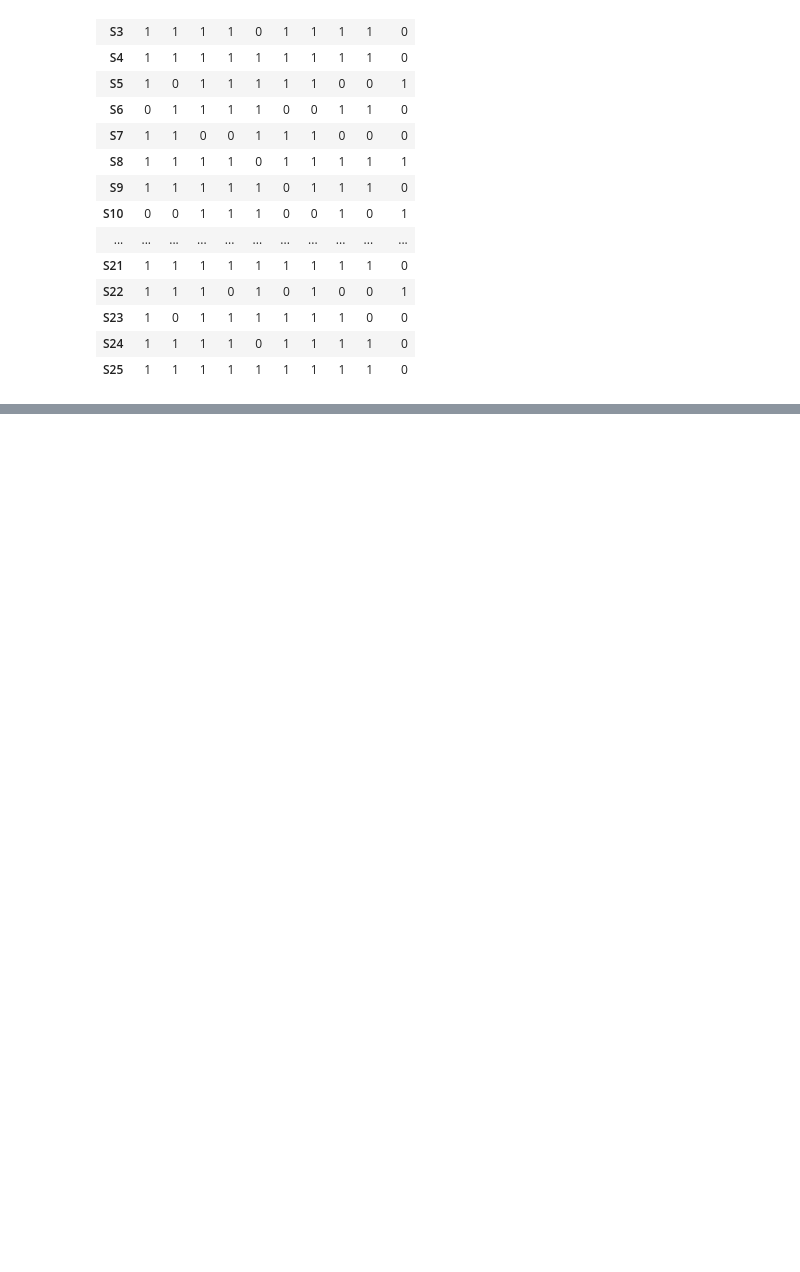
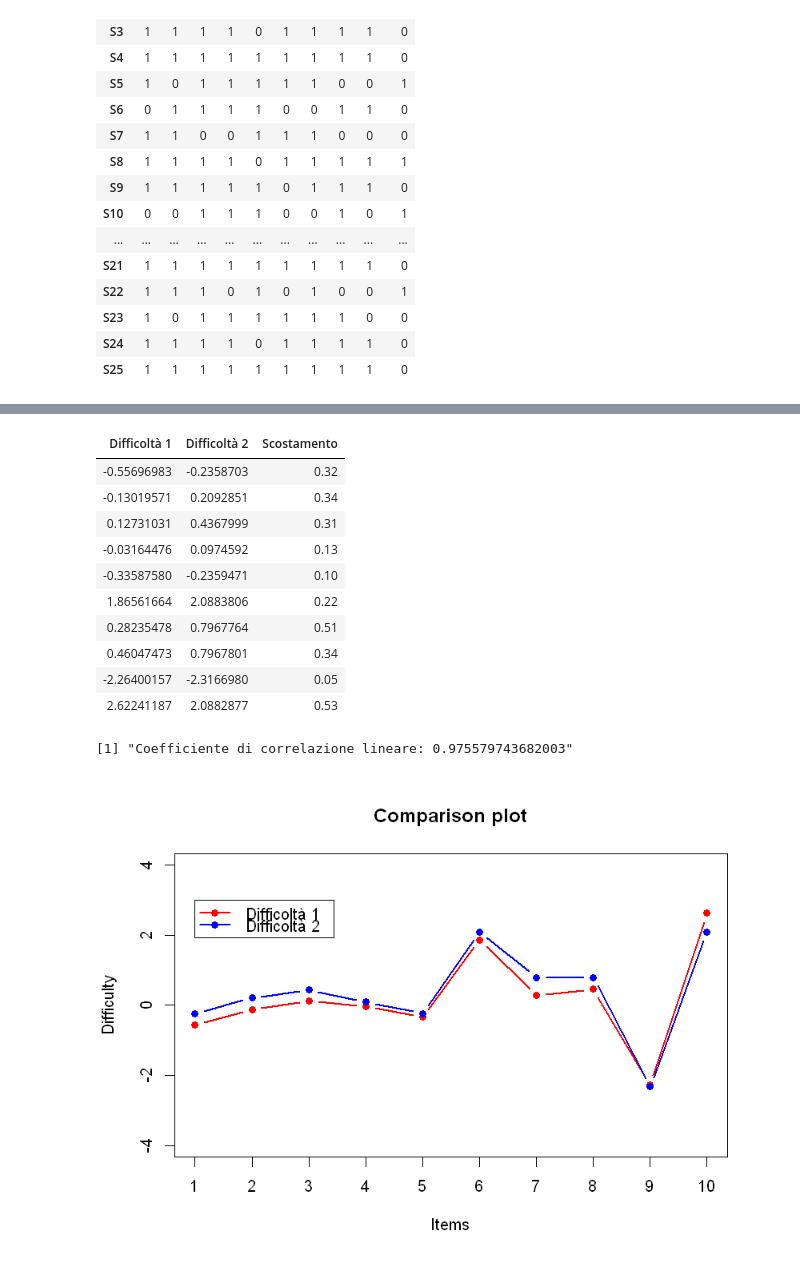
Before and after one commit to MarcoCordoni95/TesiTriennale-ItemResponseTheory, a Jupyter notebook: IRT.ipynb, the cells around one changed output, grey strips where cells are left out. Cells and saved outputs as stored; diff of their text form; code cells hidden in the pictures; blank space fills up the shorter version.

```diff
--- a/IRT.ipynb
+++ b/IRT.ipynb
@@ -366,0 +430,19 @@ Warning message in gpcm(dp):
+# %%
+# Confronto le difficoltà iniziali e quelle stimate senza fissare il discriminante
+validationWithDifference(diff, esDiffF)
+validationWithPlot(diff, esDiffF)
+paste("Coefficiente di correlazione lineare:",validationWithCor(diff, esDiffF))
+# %% [output]
+| Difficoltà 1 | Difficoltà 2 | Scostamento |
+| -0.55696983 | -0.2358703 | 0.32 |
+| -0.13019571 | 0.2092851 | 0.34 |
+| 0.12731031 | 0.4367999 | 0.31 |
+| -0.03164476 | 0.0974592 | 0.13 |
+| -0.33587580 | -0.2359471 | 0.10 |
+| 1.86561664 | 2.0883806 | 0.22 |
+| 0.28235478 | 0.7967764 | 0.51 |
+| 0.46047473 | 0.7967801 | 0.34 |
+| -2.26400157 | -2.3166980 | 0.05 |
+| 2.62241187 | 2.0882877 | 0.53 |
+[1] "Coefficiente di correlazione lineare: 0.975579743682003"
+[figure, added]
```
Also changed, not shown: parts of 20 cells of this notebook.
